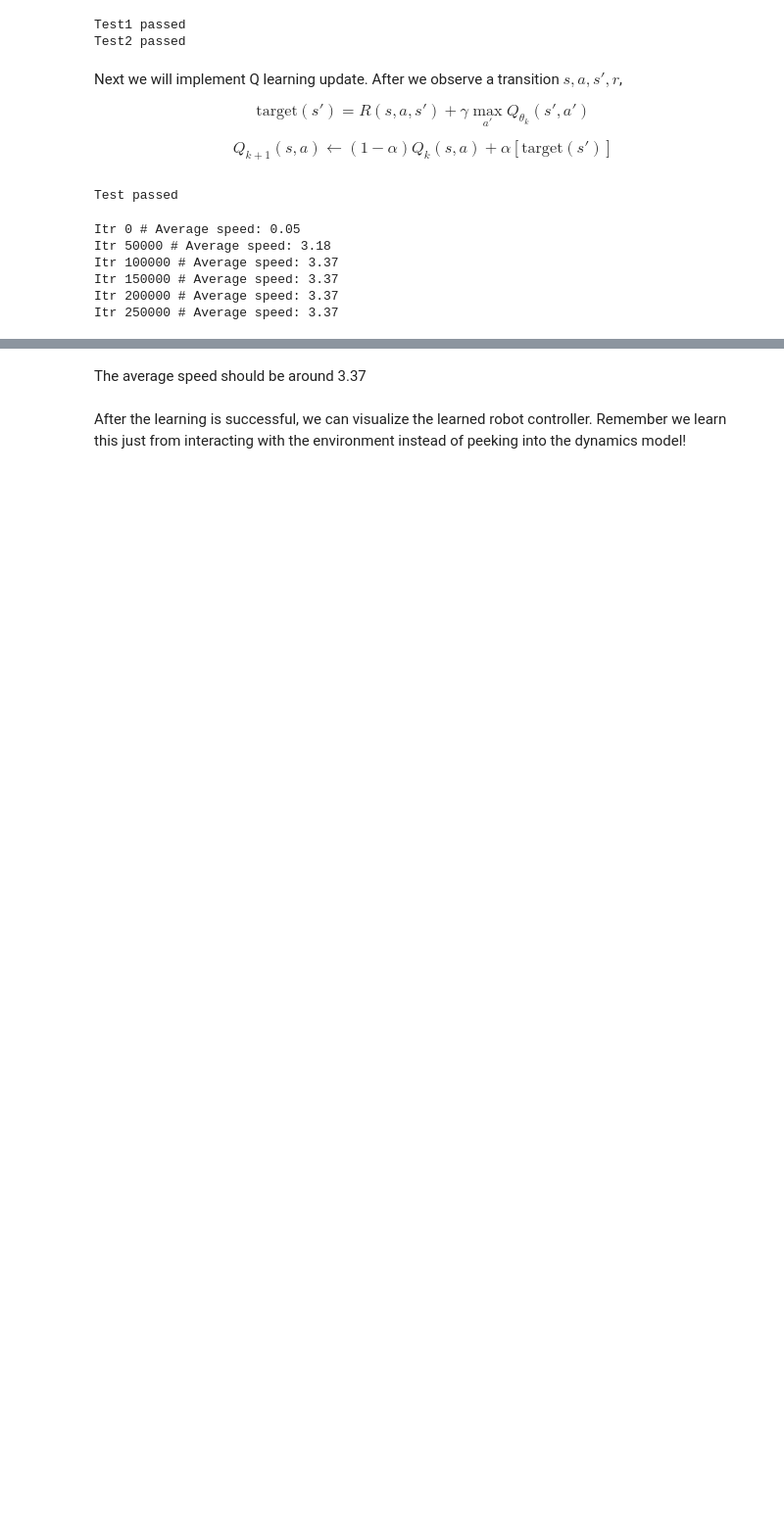
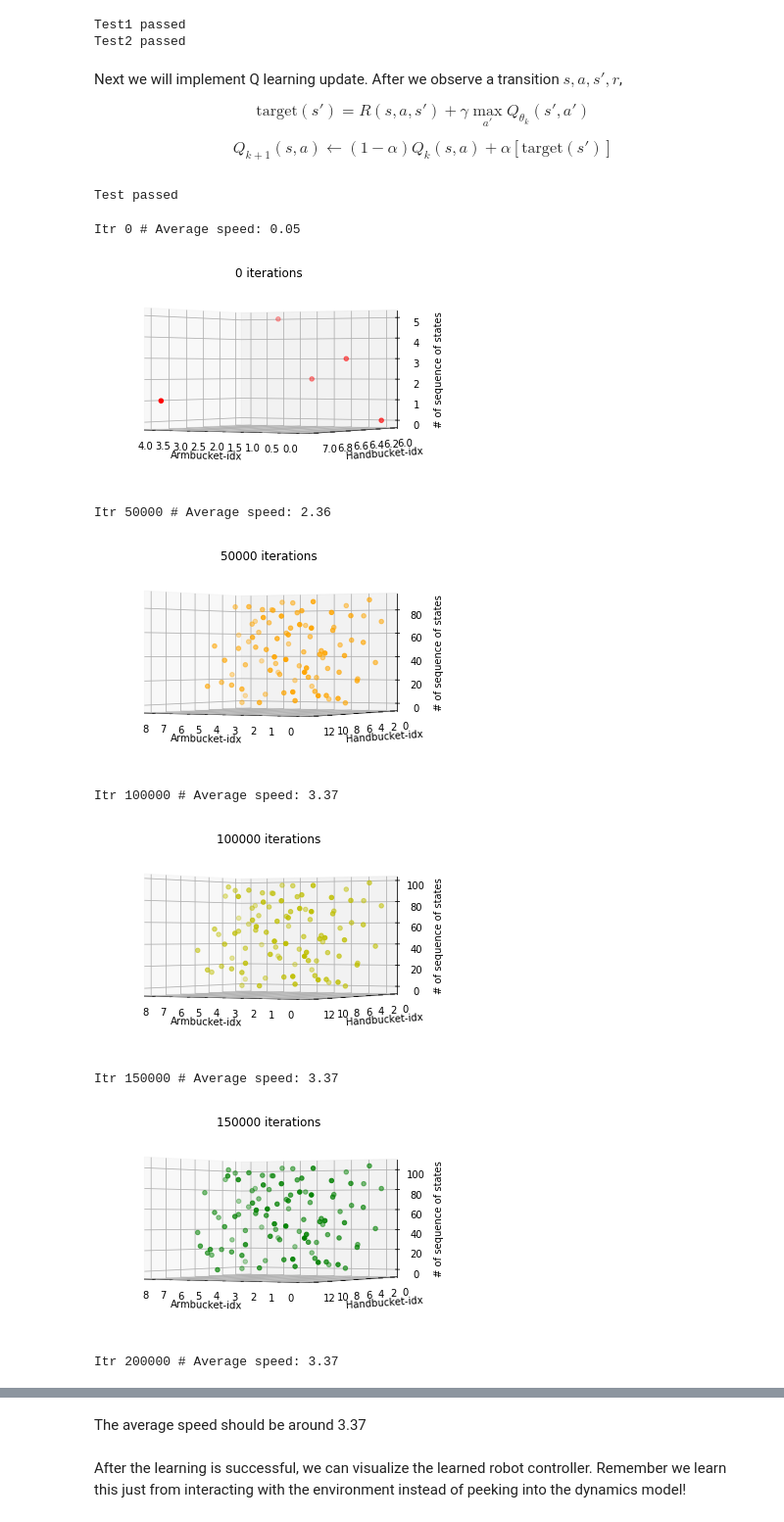
Before and after one commit to CEDL2017/homework2-MDPs, a Jupyter notebook: Lab2-MDPs.ipynb, the cells around one changed output, grey strips where cells are left out. Shown at 98% size. Saved outputs shown, nothing was run; the diff lists cells and outputs as text; code cells hidden in the pictures; blank space fills up the shorter version.

Commit message:
update tabular q-learning

```diff
--- a/Lab2-MDPs.ipynb
+++ b/Lab2-MDPs.ipynb
@@ -808,40 +806,82 @@ alpha = 0.1
 eps = 0.5
 cur_state = env.reset()
 
 def greedy_eval():
     """evaluate greedy policy w.r.t current q_vals"""
     test_env = CrawlingRobotEnv(horizon=np.inf)
     prev_state = test_env.reset()
     ret = 0.
     done = False
     H = 100
     for i in range(H):
         action = np.argmax(q_vals[prev_state])
         state, reward, done, info = test_env.step(action)
         ret += reward
         prev_state = state
     return ret / H
 
+# visualize Armbucket, handbucket, # of q-values
+from mpl_toolkits.mplot3d import Axes3D
+
+def Draw(q_vals,color):
+    arms_ = []
+    hands_ = []
+    order_ = []
+    for idx, key in enumerate(q_vals):
+        if key == None:
+            continue
+        arms_.append(key[0])
+        hands_.append(key[1])
+        order_.append(idx)
+
+    for c, m in [(color, 'o')]:
+        xs = arms_
+        ys = hands_
+        zs = order_
+        ax.scatter(xs, ys, zs, c=c, marker=m)
+
+    ax.set_xlabel('Armbucket-idx')
+    ax.set_ylabel('Handbucket-idx')
+    ax.set_zlabel('# of sequence of states')
+
+
+
+
+color = ['r','orange','y','g','b','purple','gray']
+q_vals_ary = []
+visit = 0
 for itr in range(300000):
-    # YOUR CODE HERE
-    # Hint: use eps_greedy & q_learning_update
-    # >>>>> Your code (sample code are 4 lines)
     sampled_ac = eps_greedy(q_vals, eps, cur_state)
     next_state, reward, done, info = env.step(sampled_ac)
     q_learning_update(gamma, alpha, q_vals, cur_state, sampled_ac, next_state, reward)
     cur_state = next_state
 
 
-    # >>>>>>>>>>>>>>>>>>>>>>>>>>>>>>>>>>>>>>>>>
-
     if itr % 50000 == 0: # evaluation
         print("Itr %i # Average speed: %.2f" % (itr, greedy_eval()))
+        q_vals_ary.append(list(q_vals.keys()))
+
+        # draw
+        fig = plt.figure()
+        ax = fig.add_subplot(111, projection='3d')
+        ax.view_init(0, 120)
+        ax.set_title('%s iterations' % str(itr))
+        Draw(q_vals,color[visit])
+
+        plt.savefig('./imgs/'+str(itr)+'-itr-of-state-changes')
+        plt.show()
+        plt.close(fig)
+        visit += 1
+
 
 # at the end of learning your crawler should reach a speed of >= 3
 # %% [output]
 Itr 0 # Average speed: 0.05
-Itr 50000 # Average speed: 3.18
-Itr 100000 # Average speed: 3.37
-Itr 150000 # Average speed: 3.37
-Itr 200000 # Average speed: 3.37
-Itr 250000 # Average speed: 3.37
+[figure, added]
+Itr 50000 # Average speed: 2.36
+[figure, added]
+Itr 100000 # Average speed: 3.37
+[figure, added]
+Itr 150000 # Average speed: 3.37
+[figure, added]
+Itr 200000 # Average speed: 3.37
```
Also changed, not shown: parts of 9 cells of this notebook, 8 other files.
